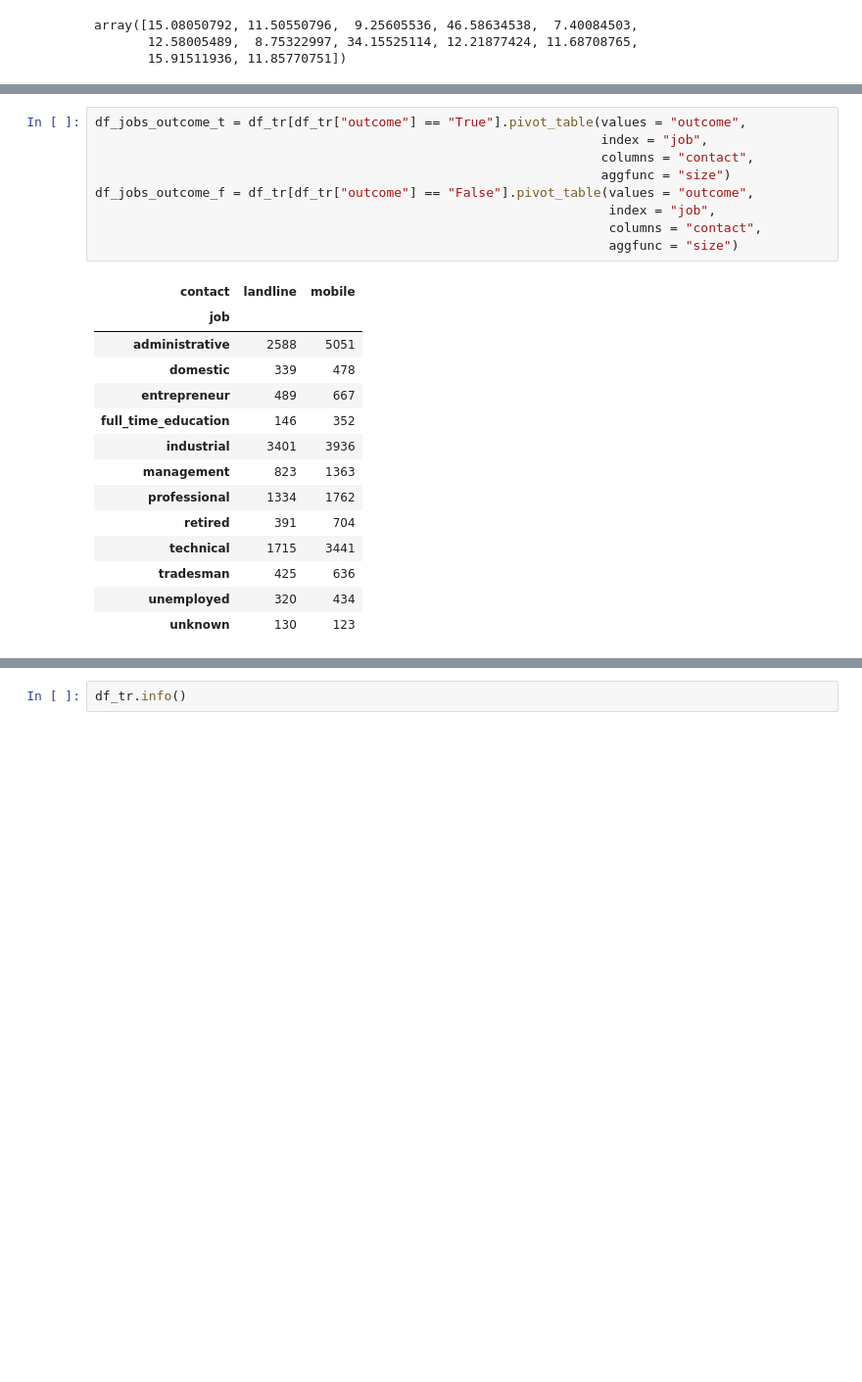
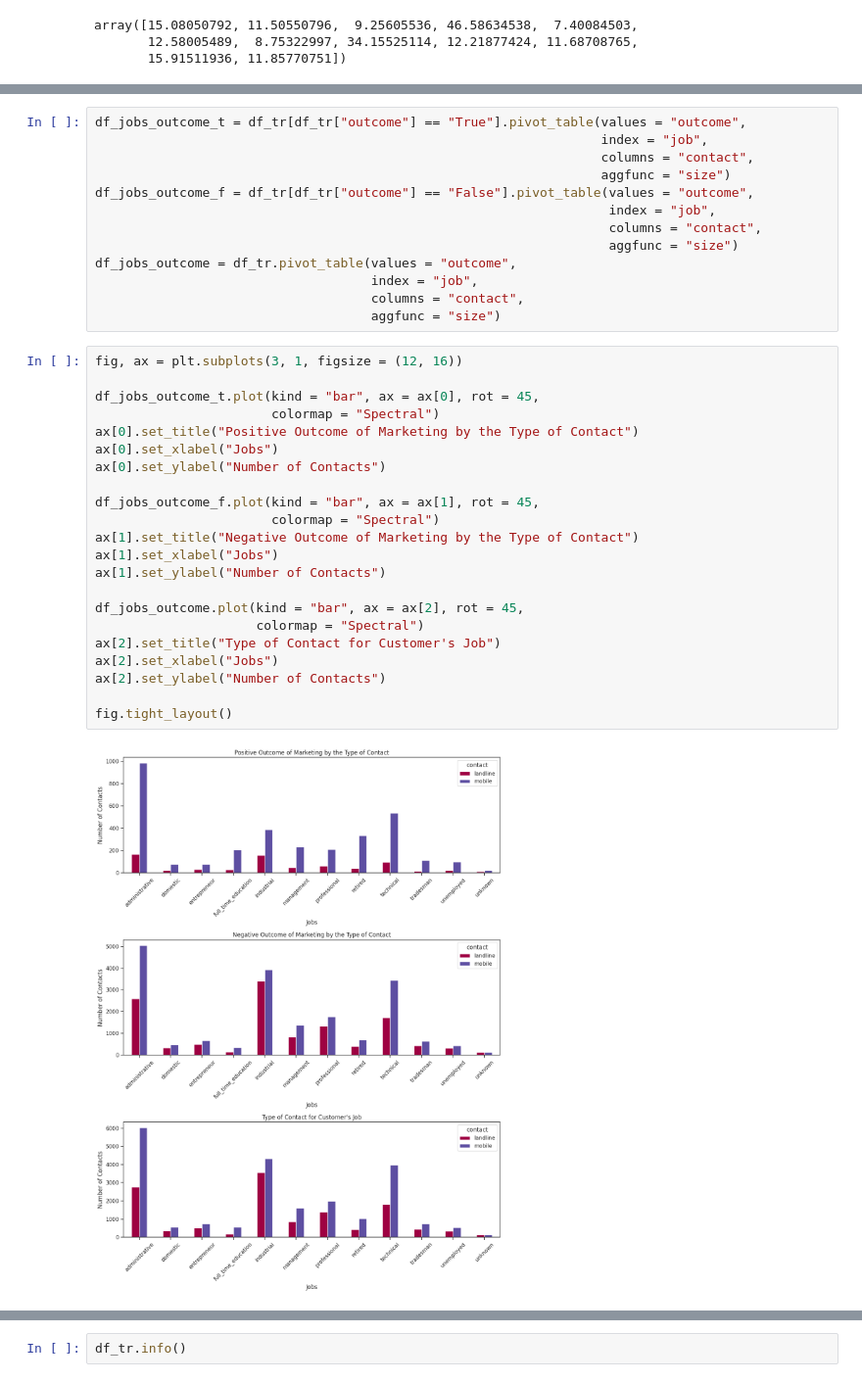
Before and after one commit to krasvachev/Data-Science-Case-Study, a Jupyter notebook: LittleBank_case_study.ipynb, the cells around one changed output, grey strips where cells are left out. Shown at 98% size. Saved outputs shown, nothing was run; the diff lists cells and outputs as text; blank space fills up the shorter version.

```diff
--- a/LittleBank_case_study.ipynb
+++ b/LittleBank_case_study.ipynb
@@ -1224,18 +1224,31 @@ df_jobs_outcome_f = df_tr[df_tr["outcome"] == "False"].pivot_table(values = "out
                                                                    index = "job",
                                                                    columns = "contact",
                                                                    aggfunc = "size")
+df_jobs_outcome = df_tr.pivot_table(values = "outcome",
+                                    index = "job",
+                                    columns = "contact",
+                                    aggfunc = "size")
-# %% [output]
-| contact | landline | mobile |
-| job |  |  |
-| administrative | 2588 | 5051 |
-| domestic | 339 | 478 |
-| entrepreneur | 489 | 667 |
-| full_time_education | 146 | 352 |
-| industrial | 3401 | 3936 |
-| management | 823 | 1363 |
-| professional | 1334 | 1762 |
-| retired | 391 | 704 |
-| technical | 1715 | 3441 |
-| tradesman | 425 | 636 |
-| unemployed | 320 | 434 |
-| unknown | 130 | 123 |
+# %%
+fig, ax = plt.subplots(3, 1, figsize = (12, 16))
+
+df_jobs_outcome_t.plot(kind = "bar", ax = ax[0], rot = 45,
+                       colormap = "Spectral")
+ax[0].set_title("Positive Outcome of Marketing by the Type of Contact")
+ax[0].set_xlabel("Jobs")
+ax[0].set_ylabel("Number of Contacts")
+
+df_jobs_outcome_f.plot(kind = "bar", ax = ax[1], rot = 45,
+                       colormap = "Spectral")
+ax[1].set_title("Negative Outcome of Marketing by the Type of Contact")
+ax[1].set_xlabel("Jobs")
+ax[1].set_ylabel("Number of Contacts")
+
+df_jobs_outcome.plot(kind = "bar", ax = ax[2], rot = 45,
+                     colormap = "Spectral")
+ax[2].set_title("Type of Contact for Customer's Job")
+ax[2].set_xlabel("Jobs")
+ax[2].set_ylabel("Number of Contacts")
+
+fig.tight_layout()
+# %% [output]
+[figure, added]
```
Also changed, not shown: parts of 28 cells of this notebook, 1 other file.
